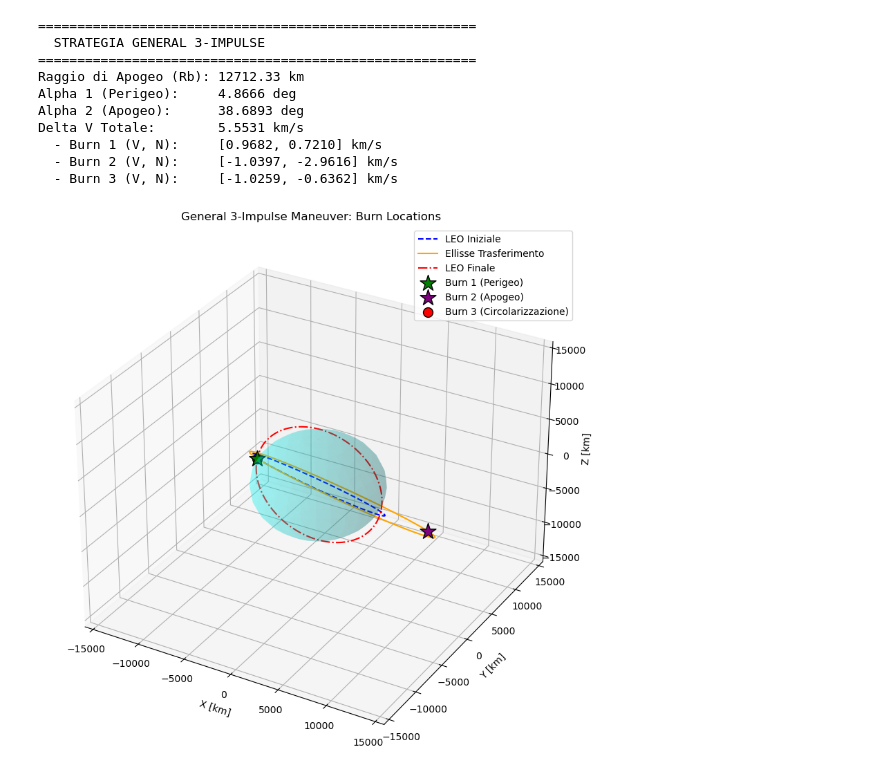
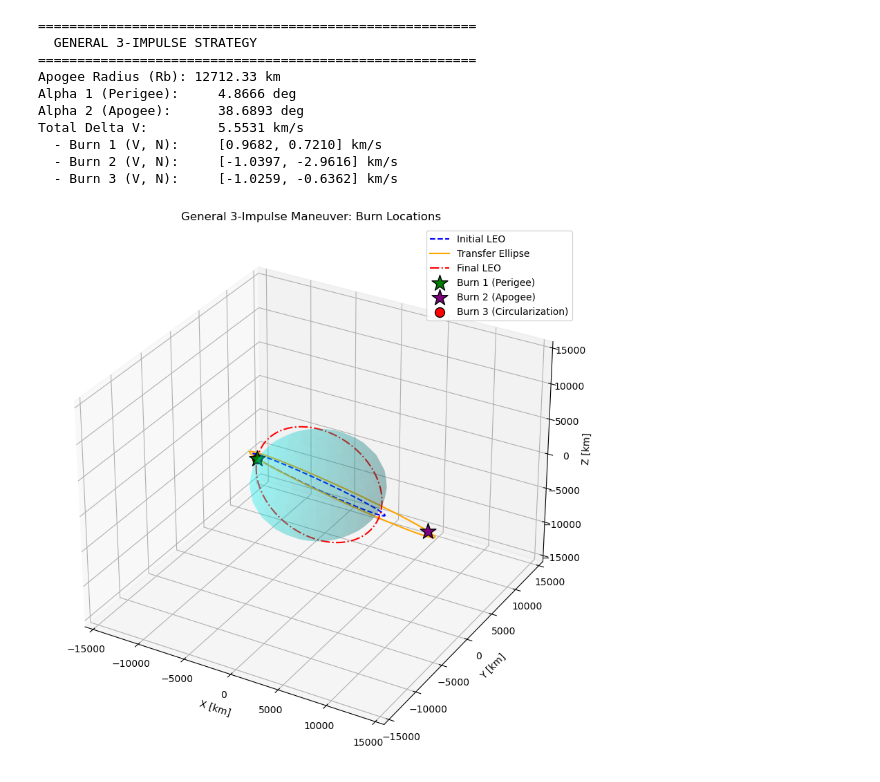
Before and after one commit to SimoneBisceglia/Orbital-Maneuvers-Portfolio, a Jupyter notebook: orekit/python/out_of_plane/03_General_3_Impulse.ipynb, the cells around one changed output. Saved outputs shown, nothing was run; the diff lists cells and outputs as text; code cells hidden in the pictures.

```diff
--- a/orekit/python/out_of_plane/03_General_3_Impulse.ipynb
+++ b/orekit/python/out_of_plane/03_General_3_Impulse.ipynb
@@ -10,7 +10,7 @@ from org.orekit.time import AbsoluteDate, TimeScalesFactory
 from org.orekit.utils import Constants
 
 # ==========================================
-# 1. INIZIALIZZAZIONE AMBIENTE OREKIT
+# 1. OREKIT ENVIRONMENT INITIALIZATION
 # ==========================================
 orekit.initVM()
 setup_orekit_curdir('C:/Users/Simone/Downloads/orekit-data-main')
@@ -22,7 +22,7 @@ h = 709000.0
 R1 = R_Earth + h
 Vc = np.sqrt(mu / R1)
 
-# Geometria
+# Geometry
 inc1 = np.radians(50.0); inc2 = np.radians(98.2)
 RAAN1 = np.radians(170.0); RAAN2 = np.radians(175.012)
 DeltaOmega = RAAN2 - RAAN1
@@ -54,14 +54,14 @@ a1_opt = alpha1_vec[idx[0]]
 a2_opt = theta - 2 * a1_opt
 
 print("========================================================")
-print("  STRATEGIA GENERAL 3-IMPULSE")
+print("  GENERAL 3-IMPULSE STRATEGY")
 print("========================================================")
-print(f"Raggio di Apogeo (Rb): {Rb_opt/1000:.2f} km")
-print(f"Alpha 1 (Perigeo):     {np.degrees(a1_opt):.4f} deg")
-print(f"Alpha 2 (Apogeo):      {np.degrees(a2_opt):.4f} deg")
-print(f"Delta V Totale:        {np.min(DV_grid)/1000:.4f} km/s")
+print(f"Apogee Radius (Rb): {Rb_opt/1000:.2f} km")
+print(f"Alpha 1 (Perigee):     {np.degrees(a1_opt):.4f} deg")
+print(f"Alpha 2 (Apogee):      {np.degrees(a2_opt):.4f} deg")
+print(f"Total Delta V:         {np.min(DV_grid)/1000:.4f} km/s")
 
-# Parametri per componenti VNB
+# Parameters for VNB components
 atr_opt = (R1 + Rb_opt) / 2
 Vp_opt = np.sqrt(mu * (2/R1 - 1/atr_opt))
 Va_opt = np.sqrt(mu * (2/Rb_opt - 1/atr_opt))
@@ -78,21 +78,21 @@ print(f"  - Burn 2 (V, N):     [{DV2_V/1000:.4f}, {DV2_N/1000:.4f}] km/s")
 print(f"  - Burn 3 (V, N):     [{DV3_V/1000:.4f}, {DV3_N/1000:.4f}] km/s")
 
 # ==========================================
-# 3. GRAFICA 3D CON PUNTI DI MANOVRA (GENERAL)
+# 3. 3D GRAPHICS WITH MANEUVER POINTS (GENERAL)
 # ==========================================
 inertial_frame = FramesFactory.getEME2000()
 utc = TimeScalesFactory.getUTC()
 initial_date = AbsoluteDate(2026, 6, 18, 12, 0, 0.0, utc)
 
-# Orbita 1: LEO Iniziale
+# Orbit 1: Initial LEO
 u1 = np.arccos((-np.cos(inc2) + np.cos(theta)*np.cos(inc1)) / (np.sin(theta)*np.sin(inc1)))
 orb1 = KeplerianOrbit(float(R1), 0.0, float(inc1), 0.0, float(RAAN1), float(u1), PositionAngleType.TRUE, inertial_frame, initial_date, float(mu))
 
-# Orbita 2: Ellisse di Trasferimento (General)
+# Orbit 2: Transfer Ellipse (General)
 e_trans = (Rb_opt - R1) / (Rb_opt + R1)
 orb_trans = KeplerianOrbit(float(atr_opt), float(e_trans), float(inc1), 0.0, float(RAAN1), float(u1), PositionAngleType.TRUE, inertial_frame, initial_date, float(mu))
 
-# Orbita 3: LEO Finale (Target)
+# Orbit 3: Final LEO (Target)
 orb2 = KeplerianOrbit(float(R1), 0.0, float(inc2), 0.0, float(RAAN2), 0.0, PositionAngleType.TRUE, inertial_frame, initial_date, float(mu))
 
 def get_orbit_coords(orbit, num_points=300):
@@ -103,58 +103,58 @@ def get_orbit_coords(orbit, num_points=300):
               [orbit.shiftedBy(float(dt)).getPVCoordinates().getPosition().getZ()/1000 for dt in times]
     return x, y, z
 
-# Estrazione coordinate
+# Coordinates extraction
 x1, y1, z1 = get_orbit_coords(orb1)
 xt, yt, zt = get_orbit_coords(orb_trans, 600)
 x2, y2, z2 = get_orbit_coords(orb2)
 
-# --- CALCOLO COORDINATE DEI BURN (GENERAL) ---
+# --- BURN COORDINATES CALCULATION (GENERAL) ---
 pos_b1 = orb1.getPVCoordinates().getPosition()
 xb1, yb1, zb1 = pos_b1.getX()/1000, pos_b1.getY()/1000, pos_b1.getZ()/1000
 
 dt_apogee = float(orb_trans.getKeplerianPeriod() / 2.0)
 pos_b2 = orb_trans.shiftedBy(dt_apogee).getPVCoordinates().getPosition()
 xb2, yb2, zb2 = pos_b2.getX()/1000, pos_b2.getY()/1000, pos_b2.getZ()/1000
 
 pos_b3 = orb_trans.shiftedBy(float(orb_trans.getKeplerianPeriod())).getPVCoordinates().getPosition()
 xb3, yb3, zb3 = pos_b3.getX()/1000, pos_b3.getY()/1000, pos_b3.getZ()/1000
 
-# --- SETUP PLOT 3D ---
+# --- 3D PLOT SETUP ---
 fig = plt.figure(figsize=(12, 10))
 ax = fig.add_subplot(111, projection='3d')
 
-# Terra
+# Earth
 u, v = np.mgrid[0:2*np.pi:30j, 0:np.pi:15j]
 ax.plot_surface((R_Earth/1000)*np.cos(u)*np.sin(v), (R_Earth/1000)*np.sin(u)*np.sin(v), (R_Earth/1000)*np.cos(v), color='cyan', alpha=0.2)
 
-# Traiettorie
-ax.plot(x1, y1, z1, label='LEO Iniziale', color='blue', linestyle='--')
-ax.plot(xt, yt, zt, label='Ellisse Trasferimento', color='orange')
-ax.plot(x2, y2, z2, label='LEO Finale', color='red', linestyle='-.')
+# Trajectories
+ax.plot(x1, y1, z1, label='Initial LEO', color='blue', linestyle='--')
+ax.plot(xt, yt, zt, label='Transfer Ellipse', color='orange')
+ax.plot(x2, y2, z2, label='Final LEO', color='red', linestyle='-.')
 
-# Marker
-ax.scatter([xb1], [yb1], [zb1], color='green', s=300, marker='*', edgecolor='black', label='Burn 1 (Perigeo)', zorder=5)
-ax.scatter([xb2], [yb2], [zb2], color='purple', s=300, marker='*', edgecolor='black', label='Burn 2 (Apogeo)', zorder=5)
-ax.scatter([xb3], [yb3], [zb3], color='red', s=100, marker='o', edgecolor='black', label='Burn 3 (Circolarizzazione)', zorder=4)
+# Markers
+ax.scatter([xb1], [yb1], [zb1], color='green', s=300, marker='*', edgecolor='black', label='Burn 1 (Perigee)', zorder=5)
+ax.scatter([xb2], [yb2], [zb2], color='purple', s=300, marker='*', edgecolor='black', label='Burn 2 (Apogee)', zorder=5)
+ax.scatter([xb3], [yb3], [zb3], color='red', s=100, marker='o', edgecolor='black', label='Burn 3 (Circularization)', zorder=4)
 
-# Vista
+# View
 lim = Rb_opt / 800.0
 ax.set_xlim([-lim, lim]); ax.set_ylim([-lim, lim]); ax.set_zlim([-lim, lim])
 ax.set_xlabel('X [km]'); ax.set_ylabel('Y [km]'); ax.set_zlabel('Z [km]')
 ax.set_title('General 3-Impulse Maneuver: Burn Locations')
 ax.legend()
 
 fig.savefig('general_3_impulse_plot.png', dpi=300, bbox_inches='tight')
 plt.show()
 # %% [output]
 ========================================================
-  STRATEGIA GENERAL 3-IMPULSE
+  GENERAL 3-IMPULSE STRATEGY
 ========================================================
-Raggio di Apogeo (Rb): 12712.33 km
-Alpha 1 (Perigeo):     4.8666 deg
-Alpha 2 (Apogeo):      38.6893 deg
-Delta V Totale:        5.5531 km/s
+Apogee Radius (Rb): 12712.33 km
+Alpha 1 (Perigee):     4.8666 deg
+Alpha 2 (Apogee):      38.6893 deg
+Total Delta V:         5.5531 km/s
   - Burn 1 (V, N):     [0.9682, 0.7210] km/s
   - Burn 2 (V, N):     [-1.0397, -2.9616] km/s
   - Burn 3 (V, N):     [-1.0259, -0.6362] km/s
-[figure, old version]
+[figure, new version]
```
